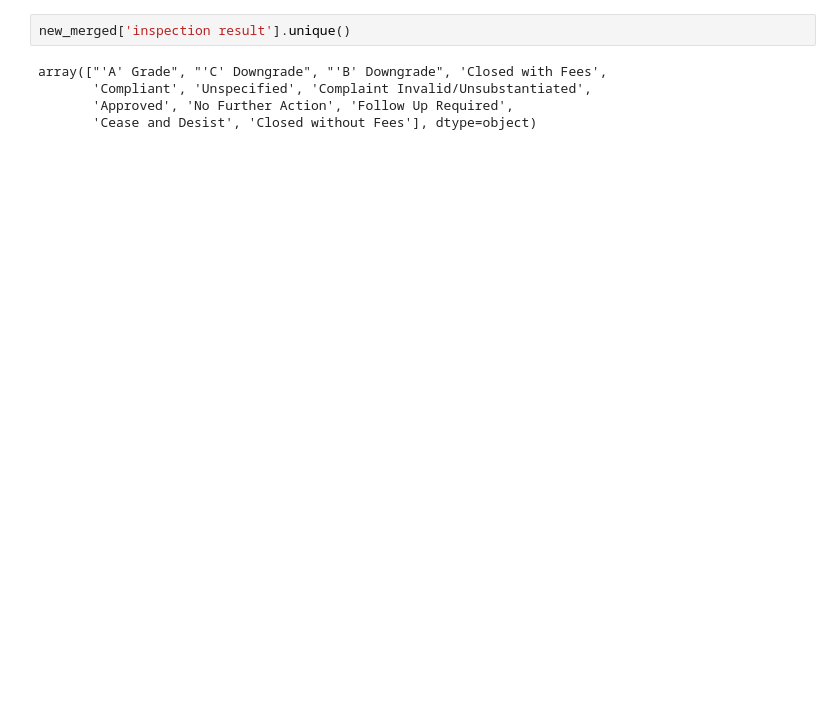
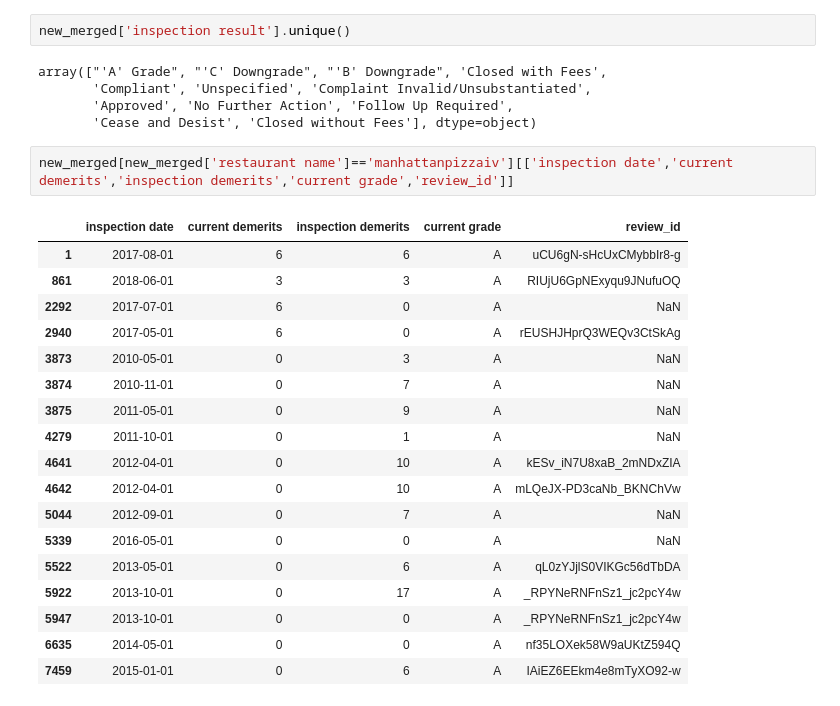
Before and after one commit to shreyasckdn/salsa_sauce, a Jupyter notebook: EDA_shr.ipynb, the cells around one changed output. Drawn from its saved outputs; the diff is of its cells as text; blank space fills up the shorter version.

```diff
--- a/EDA_shr.ipynb
+++ b/EDA_shr.ipynb
@@ -680,3 +664,24 @@ array(["'A' Grade", "'C' Downgrade", "'B' Downgrade", 'Closed with Fees',
        'Compliant', 'Unspecified', 'Complaint Invalid/Unsubstantiated',
        'Approved', 'No Further Action', 'Follow Up Required',
        'Cease and Desist', 'Closed without Fees'], dtype=object)
+# %%
+new_merged[new_merged['restaurant name']=='manhattanpizzaiv'][['inspection date','current demerits','inspection demerits','current grade','review_id']]
+# %% [output]
+|  | inspection date | current demerits | inspection demerits | current grade | review_id |
+| 1 | 2017-08-01 | 6 | 6 | A | uCU6gN-sHcUxCMybbIr8-g |
+| 861 | 2018-06-01 | 3 | 3 | A | RIUjU6GpNExyqu9JNufuOQ |
+| 2292 | 2017-07-01 | 6 | 0 | A | NaN |
+| 2940 | 2017-05-01 | 6 | 0 | A | rEUSHJHprQ3WEQv3CtSkAg |
+| 3873 | 2010-05-01 | 0 | 3 | A | NaN |
+| 3874 | 2010-11-01 | 0 | 7 | A | NaN |
+| 3875 | 2011-05-01 | 0 | 9 | A | NaN |
+| 4279 | 2011-10-01 | 0 | 1 | A | NaN |
+| 4641 | 2012-04-01 | 0 | 10 | A | kESv_iN7U8xaB_2mNDxZIA |
+| 4642 | 2012-04-01 | 0 | 10 | A | mLQeJX-PD3caNb_BKNChVw |
+| 5044 | 2012-09-01 | 0 | 7 | A | NaN |
+| 5339 | 2016-05-01 | 0 | 0 | A | NaN |
+| 5522 | 2013-05-01 | 0 | 6 | A | qL0zYJjlS0VIKGc56dTbDA |
+| 5922 | 2013-10-01 | 0 | 17 | A | _RPYNeRNFnSz1_jc2pcY4w |
+| 5947 | 2013-10-01 | 0 | 0 | A | _RPYNeRNFnSz1_jc2pcY4w |
+| 6635 | 2014-05-01 | 0 | 0 | A | nf35LOXek58W9aUKtZ594Q |
+| 7459 | 2015-01-01 | 0 | 6 | A | IAiEZ6EEkm4e8mTyXO92-w |
```
Also changed, not shown: parts of 11 cells of this notebook, 1 other file.
